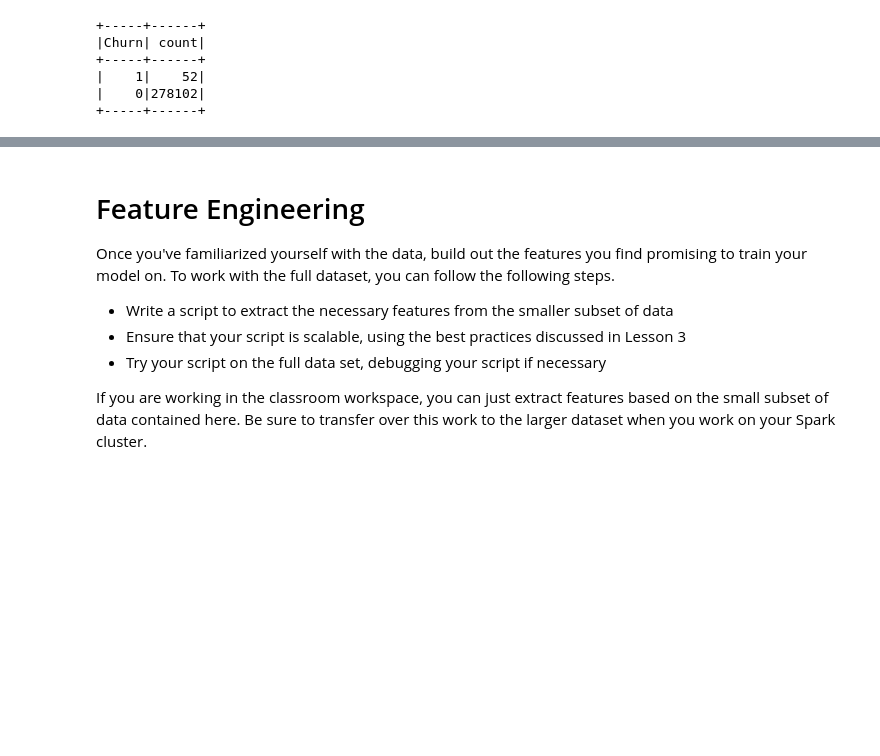
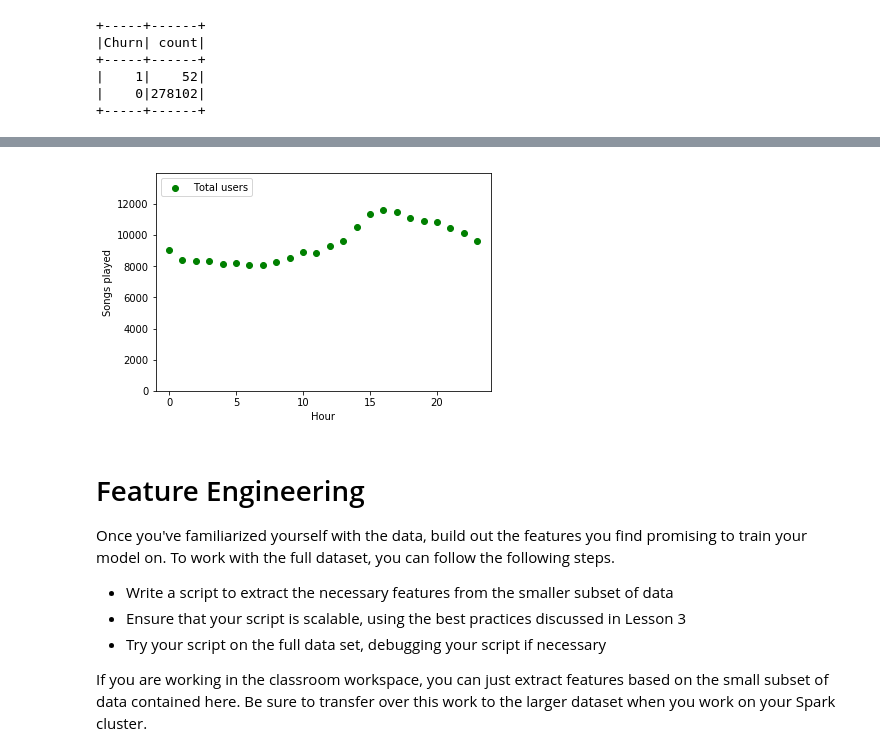
Before and after one commit to NeoxData/Sparkify, a Jupyter notebook: Sparkify.ipynb, the cells around one changed output, grey strips where cells are left out. Drawn from its saved outputs; the diff is of its cells as text; code cells hidden in the pictures; blank space fills up the shorter version.

```diff
--- a/Sparkify.ipynb
+++ b/Sparkify.ipynb
@@ -186,3 +224,19 @@ user_log_cancel.groupby("Churn").count().show()
+# %%
+songs_in_hour = user_log_cancel.filter(user_log_cancel.page == "NextSong").groupby(user_log_cancel.hour).count().orderBy(user_log_cancel.hour.cast("float"))
+# %%
+songs_in_hour_pd = songs_in_hour.toPandas()
+
+songs_in_hour_pd.hour = pd.to_numeric(songs_in_hour_pd.hour)
+# %%
+plt.scatter(songs_in_hour_pd["hour"], songs_in_hour_pd["count"], c='g', label='Total users')
+plt.xlim(-1, 24);
+plt.ylim(0, 1.2 * max(songs_in_hour_pd["count"]))
+plt.legend(loc='upper left')
+plt.xlabel("Hour")
+plt.ylabel("Songs played")
+plt.show();
+# %% [output]
+[figure, added]
 # %% [markdown]
 # Feature Engineering
 Once you've familiarized yourself with the data, build out the features you find promising to train your model on. To work with the full dataset, you can follow the following steps.
```
Also changed, not shown: parts of 7 cells of this notebook.
